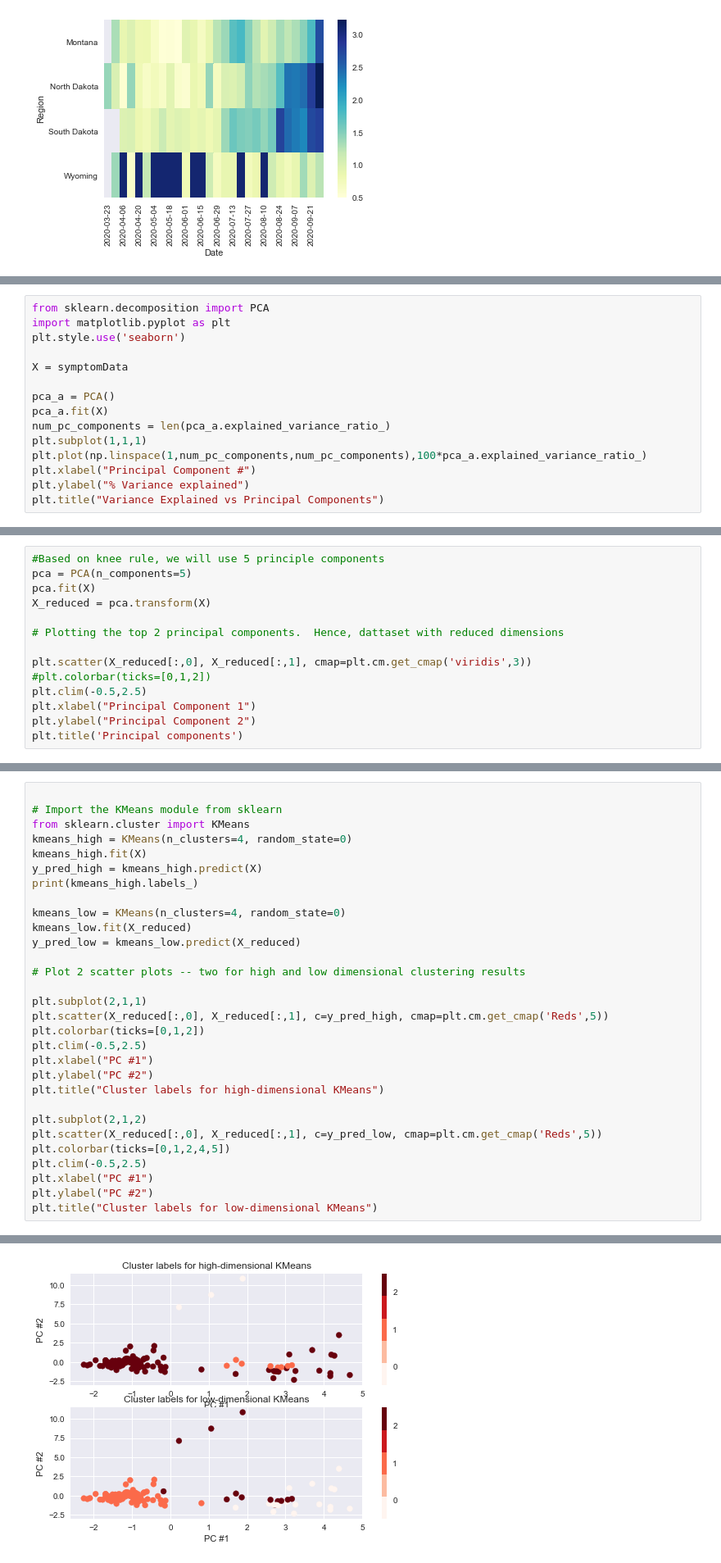
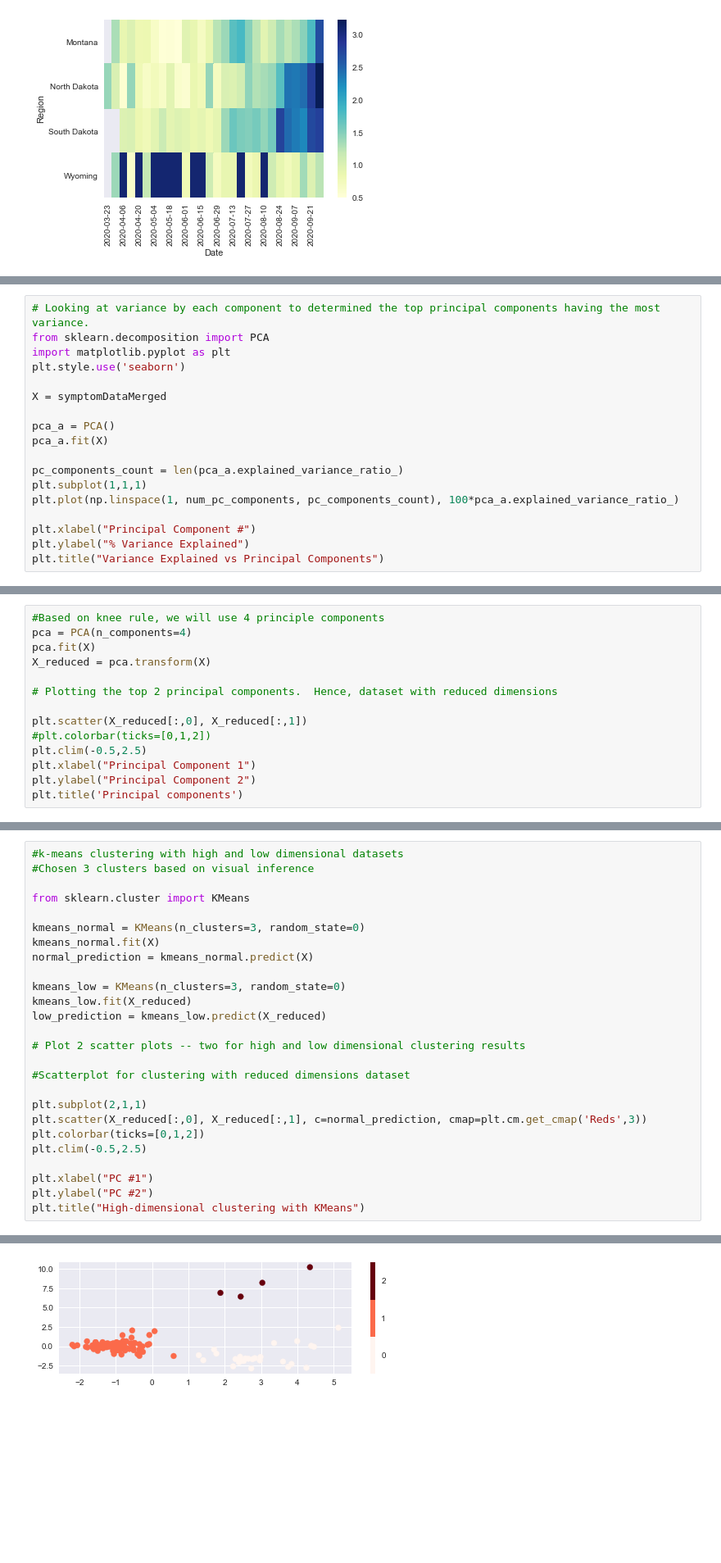
Before and after one commit to brendanmarks/Project1, a Jupyter notebook: Project1.ipynb, the cells around one changed output, grey strips where cells are left out. Shown at 82% size. Drawn from its saved outputs; the diff is of its cells as text; blank space fills up the shorter version.

```diff
--- a/Project1.ipynb
+++ b/Project1.ipynb
@@ -321,17 +322,20 @@ symptomData = symptomData.drop(['Date', 'open_covid_region_code', 'Region'], axi
 # %%
+# Looking at variance by each component to determined the top principal components having the most variance.
 from sklearn.decomposition import PCA
 import matplotlib.pyplot as plt
 plt.style.use('seaborn')
 
-X = symptomData
+X = symptomDataMerged
 
 pca_a = PCA()
 pca_a.fit(X)
-num_pc_components = len(pca_a.explained_variance_ratio_)
+
+pc_components_count = len(pca_a.explained_variance_ratio_)
 plt.subplot(1,1,1)
-plt.plot(np.linspace(1,num_pc_components,num_pc_components),100*pca_a.explained_variance_ratio_)
+plt.plot(np.linspace(1, num_pc_components, pc_components_count), 100*pca_a.explained_variance_ratio_)
+
 plt.xlabel("Principal Component #")
-plt.ylabel("% Variance explained")
+plt.ylabel("% Variance Explained")
 plt.title("Variance Explained vs Principal Components")
 # %% [output]
 Text(0.5, 1.0, 'Variance Explained vs Principal Components')
@@ -339,12 +343,12 @@ Text(0.5, 1.0, 'Variance Explained vs Principal Components')
 # %%
-#Based on knee rule, we will use 5 principle components
-pca = PCA(n_components=5)
+#Based on knee rule, we will use 4 principle components
+pca = PCA(n_components=4)
 pca.fit(X)
 X_reduced = pca.transform(X)
 
-# Plotting the top 2 principal components.  Hence, dattaset with reduced dimensions
+# Plotting the top 2 principal components.  Hence, dataset with reduced dimensions
 
-plt.scatter(X_reduced[:,0], X_reduced[:,1], cmap=plt.cm.get_cmap('viridis',3))
+plt.scatter(X_reduced[:,0], X_reduced[:,1])
 #plt.colorbar(ticks=[0,1,2])
 plt.clim(-0.5,2.5)
 plt.xlabel("Principal Component 1")
@@ -401,31 +362,27 @@ KeyError: 'sub_region_1'
 # %%
+#k-means clustering with high and low dimensional datasets
+#Chosen 3 clusters based on visual inference
 
-# Import the KMeans module from sklearn
 from sklearn.cluster import KMeans
-kmeans_high = KMeans(n_clusters=4, random_state=0)
-kmeans_high.fit(X)
-y_pred_high = kmeans_high.predict(X)
-print(kmeans_high.labels_)
 
-kmeans_low = KMeans(n_clusters=4, random_state=0)
+kmeans_normal = KMeans(n_clusters=3, random_state=0)
+kmeans_normal.fit(X)
+normal_prediction = kmeans_normal.predict(X)
+
+kmeans_low = KMeans(n_clusters=3, random_state=0)
 kmeans_low.fit(X_reduced)
-y_pred_low = kmeans_low.predict(X_reduced)
+low_prediction = kmeans_low.predict(X_reduced)
 
 # Plot 2 scatter plots -- two for high and low dimensional clustering results
 
+#Scatterplot for clustering with reduced dimensions dataset
+
 plt.subplot(2,1,1)
-plt.scatter(X_reduced[:,0], X_reduced[:,1], c=y_pred_high, cmap=plt.cm.get_cmap('Reds',5))
+plt.scatter(X_reduced[:,0], X_reduced[:,1], c=normal_prediction, cmap=plt.cm.get_cmap('Reds',3))
 plt.colorbar(ticks=[0,1,2])
 plt.clim(-0.5,2.5)
+
 plt.xlabel("PC #1")
 plt.ylabel("PC #2")
-plt.title("Cluster labels for high-dimensional KMeans")
-
-plt.subplot(2,1,2)
-plt.scatter(X_reduced[:,0], X_reduced[:,1], c=y_pred_low, cmap=plt.cm.get_cmap('Reds',5))
-plt.colorbar(ticks=[0,1,2,4,5])
-plt.clim(-0.5,2.5)
-plt.xlabel("PC #1")
-plt.ylabel("PC #2")
-plt.title("Cluster labels for low-dimensional KMeans")
+plt.title("High-dimensional clustering with KMeans")
 # %% [output]
@@ -436 +389 @@ Text(0.5, 1.0, 'Cluster labels for low-dimensional KMeans')
-[figure, old version]
+[figure, new version]
```
Also changed, not shown: parts of 14 cells of this notebook.
